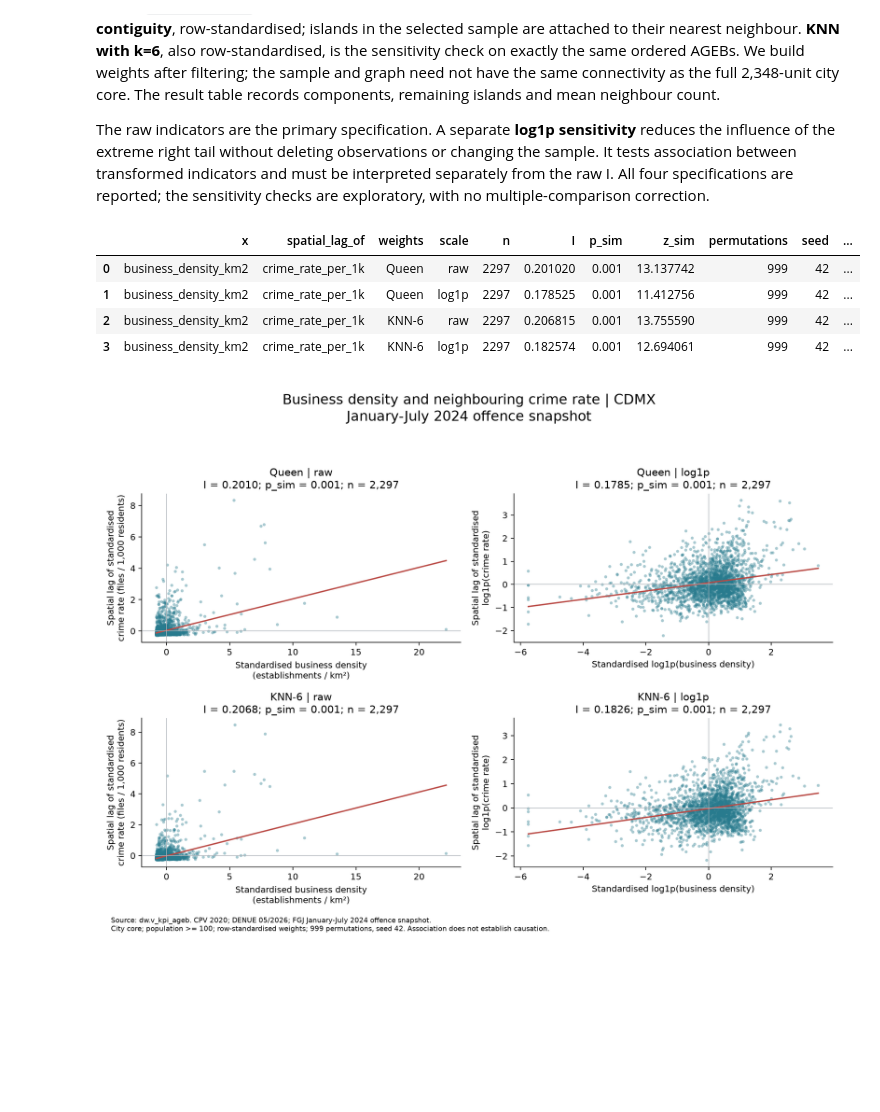
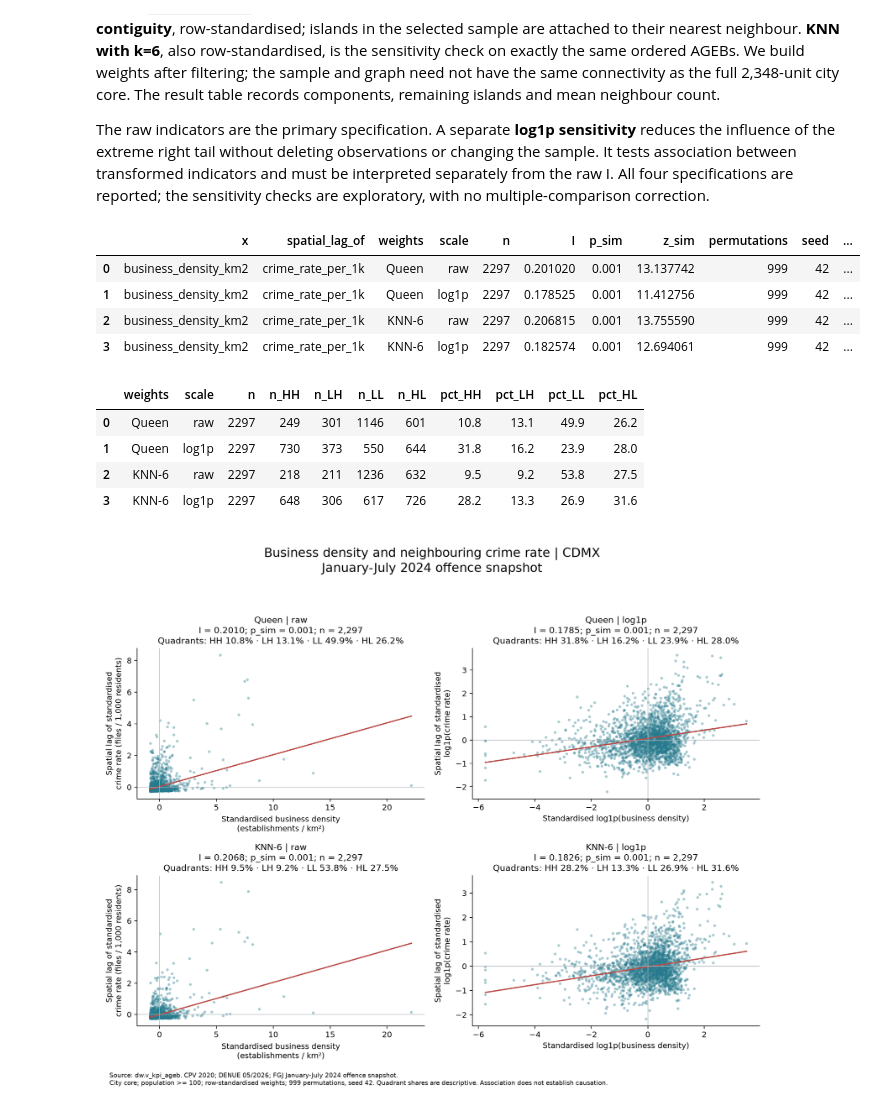
Before and after one commit to joseeangel0/merida-urban-intelligence, a Jupyter notebook: notebooks/33_crime_patterns_bivariate.ipynb, the cells around one changed output. Cells and saved outputs as stored; diff of their text form; code cells hidden in the pictures; blank space fills up the shorter version.

```diff
--- a/notebooks/33_crime_patterns_bivariate.ipynb
+++ b/notebooks/33_crime_patterns_bivariate.ipynb
@@ -198,22 +239,31 @@ The raw indicators are the primary specification. A separate **log1p sensitivity
 # %%
 results, statistics = bivariate_results(sample, permutations=PERMUTATIONS, seed=SEED)
 assert results["n"].eq(len(sample)).all()
 assert results["permutations"].eq(PERMUTATIONS).all()
 assert results["islands_after_attachment"].eq(0).all()
 assert results["p_sim"].between(1 / (PERMUTATIONS + 1), 1).all()
 display(results.round({"I": 6, "p_sim": 3, "mean_neighbours": 3}))
 results_path = OUTPUT_FIGURES / "33_bivariate_business_crime.csv"
 results.to_csv(results_path, index=False)
+quadrants = bivariate_quadrants(statistics)
+quadrants_path = OUTPUT_FIGURES / "33_bivariate_quadrants.csv"
+quadrants.to_csv(quadrants_path, index=False)
+display(quadrants.round(1))
 bivariate_path = save_bivariate_figure(statistics, OUTPUT_FIGURES, seed=SEED,
                                         period_label="January-July 2024 offence snapshot")
 display(Image(filename=str(bivariate_path)))
 # %% [output]
 |  | x | spatial_lag_of | weights | scale | n | I | p_sim | z_sim | permutations | seed | ... |
 | 0 | business_density_km2 | crime_rate_per_1k | Queen | raw | 2297 | 0.201020 | 0.001 | 13.137742 | 999 | 42 | ... |
 | 1 | business_density_km2 | crime_rate_per_1k | Queen | log1p | 2297 | 0.178525 | 0.001 | 11.412756 | 999 | 42 | ... |
 | 2 | business_density_km2 | crime_rate_per_1k | KNN-6 | raw | 2297 | 0.206815 | 0.001 | 13.755590 | 999 | 42 | ... |
 | 3 | business_density_km2 | crime_rate_per_1k | KNN-6 | log1p | 2297 | 0.182574 | 0.001 | 12.694061 | 999 | 42 | ... |
+|  | weights | scale | n | n_HH | n_LH | n_LL | n_HL | pct_HH | pct_LH | pct_LL | pct_HL |
+| 0 | Queen | raw | 2297 | 249 | 301 | 1146 | 601 | 10.8 | 13.1 | 49.9 | 26.2 |
+| 1 | Queen | log1p | 2297 | 730 | 373 | 550 | 644 | 31.8 | 16.2 | 23.9 | 28.0 |
+| 2 | KNN-6 | raw | 2297 | 218 | 211 | 1236 | 632 | 9.5 | 9.2 | 53.8 | 27.5 |
+| 3 | KNN-6 | log1p | 2297 | 648 | 306 | 617 | 726 | 28.2 | 13.3 | 26.9 | 31.6 |
-[figure, old version]
+[figure, new version]
 # %%
 for row in results.itertuples(index=False):
     direction = "positive" if row.I > 0 else "negative"
```
Also changed, not shown: parts of 11 cells of this notebook, 11 other files.
